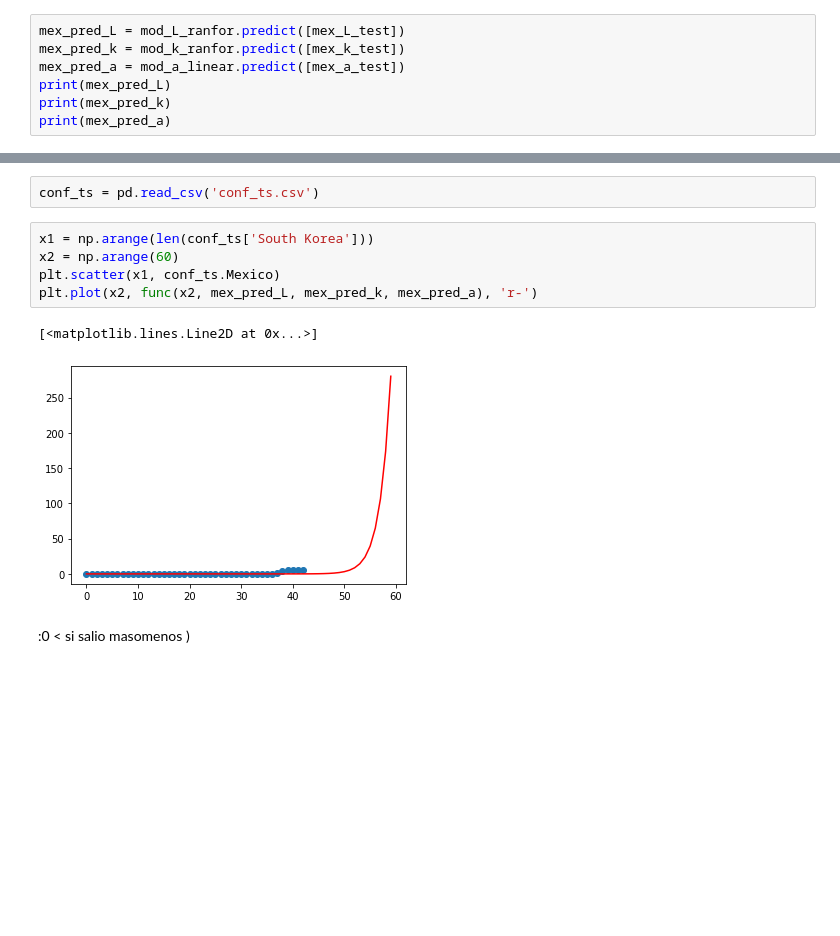
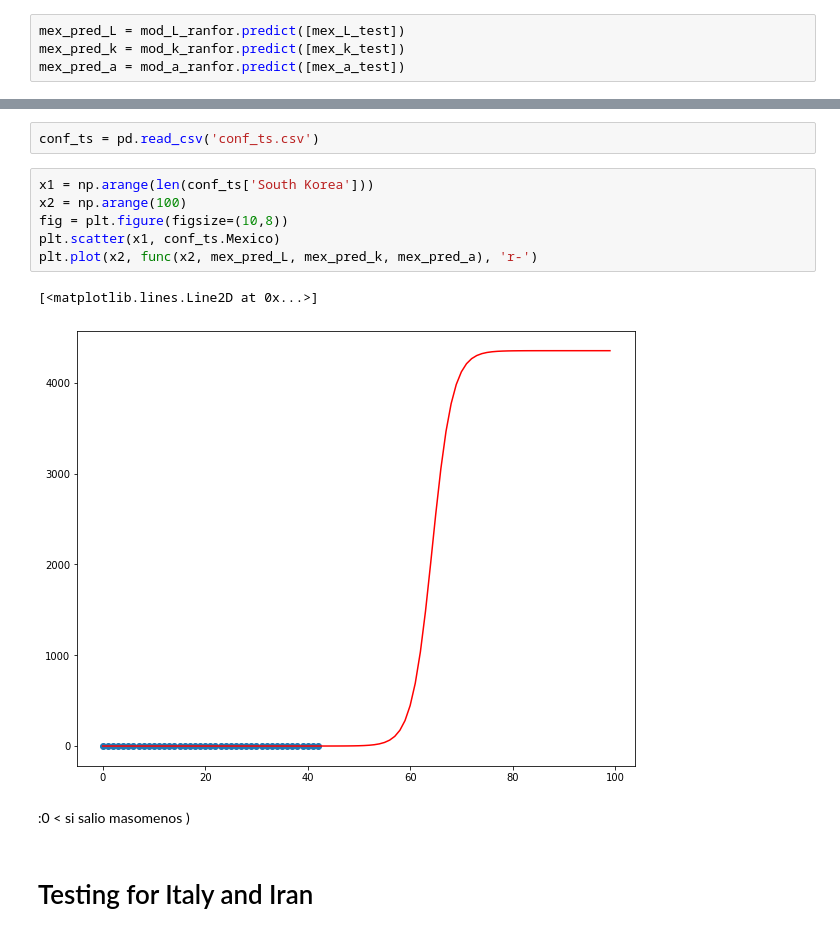
Before and after one commit to juliocrn94/CoronaVirus_ML, a Jupyter notebook: Part3.ipynb, the cells around one changed output, grey strips where cells are left out. Saved outputs shown, nothing was run; the diff lists cells and outputs as text; blank space fills up the shorter version.

```diff
--- a/Part3.ipynb
+++ b/Part3.ipynb
@@ -443,10 +452,7 @@ array([0.37493415, 0.1837536 , 0.38125453, 0.17624803, 0.49802041,
 # %%
 mex_pred_L = mod_L_ranfor.predict([mex_L_test])
 mex_pred_k = mod_k_ranfor.predict([mex_k_test])
-mex_pred_a = mod_a_linear.predict([mex_a_test])
-print(mex_pred_L)
-print(mex_pred_k)
-print(mex_pred_a)
+mex_pred_a = mod_a_ranfor.predict([mex_a_test])
 # %% [output]
 [4355.53023903]
 [0.50462937]
@@ -458,11 +464,14 @@ def func(x, L, k, a):
 conf_ts = pd.read_csv('conf_ts.csv')
 # %%
 x1 = np.arange(len(conf_ts['South Korea']))
-x2 = np.arange(60)
+x2 = np.arange(100)
+fig = plt.figure(figsize=(10,8))
 plt.scatter(x1, conf_ts.Mexico)
 plt.plot(x2, func(x2, mex_pred_L, mex_pred_k, mex_pred_a), 'r-')
 # %% [output]
 [<matplotlib.lines.Line2D at 0x...>]
-[figure, old version]
+[figure, new version]
 # %% [markdown]
 :0 <  si salio masomenos )
+# %% [markdown]
+# Testing for Italy and Iran
```
Also changed, not shown: parts of 6 cells of this notebook, 2 other files.
